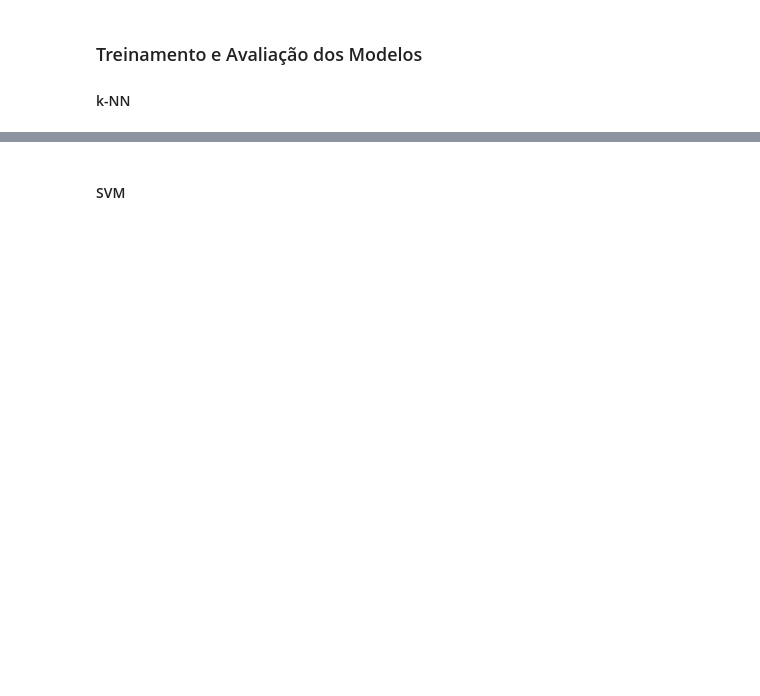
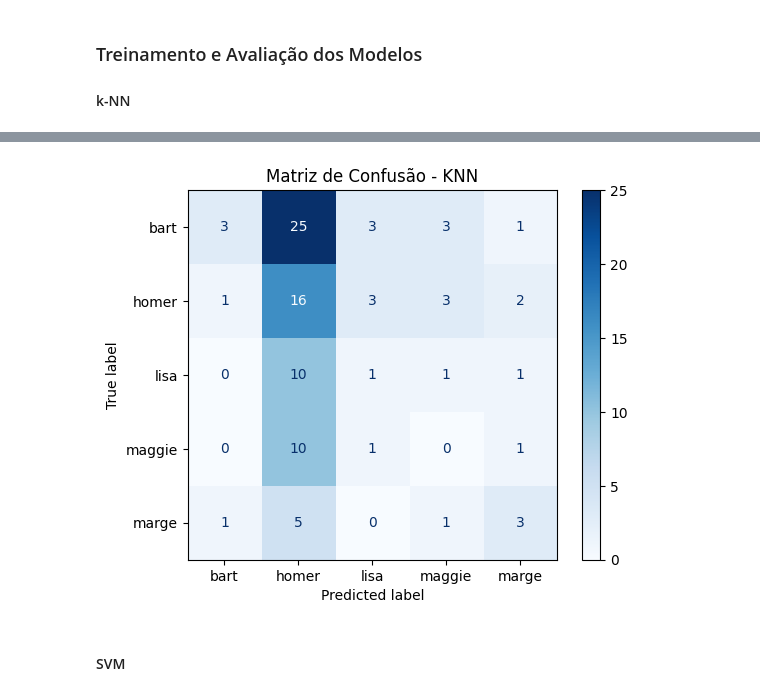
Before and after one commit to MateusLyoshka/IA_Simpsons, a Jupyter notebook: main.ipynb, the cells around one changed output, grey strips where cells are left out. Drawn from its saved outputs; the diff is of its cells as text; code cells hidden in the pictures; blank space fills up the shorter version.

```diff
--- a/main.ipynb
+++ b/main.ipynb
@@ -197,45 +340,30 @@ Melhores pesos: distance
 # %%
-from sklearn.metrics import accuracy_score, classification_report, confusion_matrix
-import pandas as pd
+from sklearn.metrics import (accuracy_score, classification_report,
+                           confusion_matrix, ConfusionMatrixDisplay)
+import matplotlib.pyplot as plt
+from sklearn.metrics import accuracy_score
 
-# Carrega os dados de teste
-csv_test_path = "./data/Valid/feats.csv"
-df_test = pd.read_csv(csv_test_path)
+# Carregar dados de teste
+test_df = pd.read_csv("./data/Valid/combined_features.csv")
+X_test = test_df.drop('class', axis=1)
+y_test = le.transform(test_df['class'])
 
-# Análise de distribuição
-print("\nDistribuição das classes no teste:")
-print(df_test['class'].value_counts())
+# Melhor modelo KNN
+best_knn = grid_knn.best_estimator_
 
-# Separa os dados
-X_test = df_test.drop('class', axis=1)
-y_test = df_test['class']
+# Predição e avaliação
+y_pred = best_knn.predict(X_test)
+acc = accuracy_score(y_test, y_pred)
 
-# Codifica as classes
-y_test_encoded = le.transform(y_test)
+print(f"\nAcurácia no conjunto de teste: {acc:.4f}")
 
-# Normaliza com o mesmo scaler do treino
-X_test_scaled = scaler.transform(X_test)
-
-# Cria o modelo com melhores parâmetros
-modelo = KNeighborsClassifier(
-    n_neighbors=gridKNN.best_estimator_.n_neighbors,
-    metric=gridKNN.best_estimator_.metric,
-    weights=gridKNN.best_estimator_.weights
-)
-
-# Treina com dados resampleados
-modelo.fit(X_resampled, y_resampled)
-
-# Predição
-y_pred_encoded = modelo.predict(X_test_scaled)
-
-# Avaliação
-print("\nAvaliação do Modelo:")
-print(f"Acurácia: {accuracy_score(y_test_encoded, y_pred_encoded)}")
-print("\nRelatório de Classificação:")
-target_names = le.classes_
-print(classification_report(y_test_encoded, y_pred_encoded, target_names=target_names))
+print("\nRelatório de Classificação (Teste):")
+print(classification_report(y_test, y_pred, target_names=le.classes_))
 
 print("\nMatriz de Confusão:")
-print(confusion_matrix(y_test_encoded, y_pred_encoded))
+cm = confusion_matrix(y_test, y_pred)
+disp = ConfusionMatrixDisplay(confusion_matrix=cm, display_labels=le.classes_)
+disp.plot(cmap='Blues', values_format='d')
+plt.title('Matriz de Confusão - KNN')
+plt.show()
 # %% [output]
@@ -259,3 +387,4 @@ Acurácia: 0.25263157894736843
+[figure, added]
 # %% [markdown]
 #### SVM
 # %%
```
Also changed, not shown: parts of 13 cells of this notebook, 2 other files.
